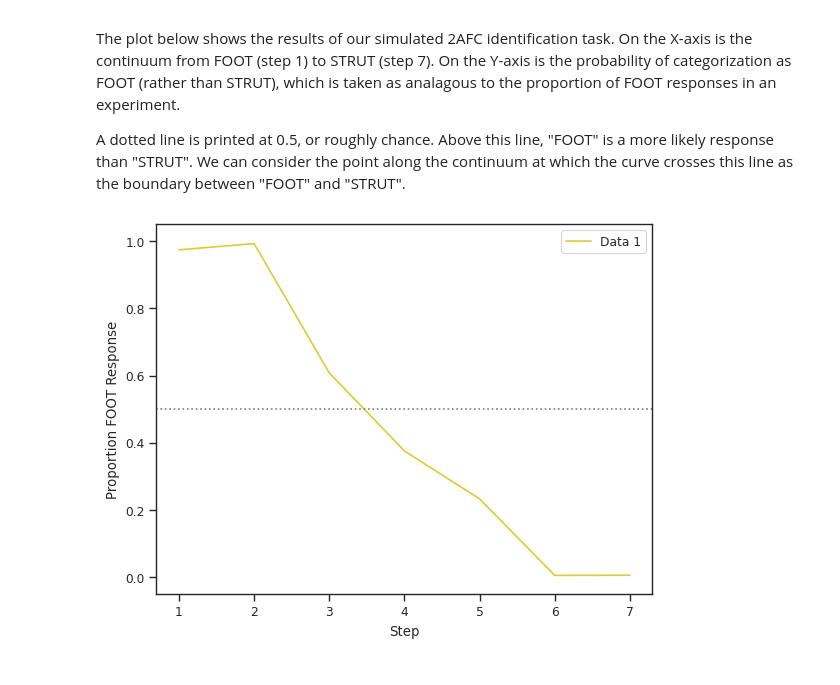
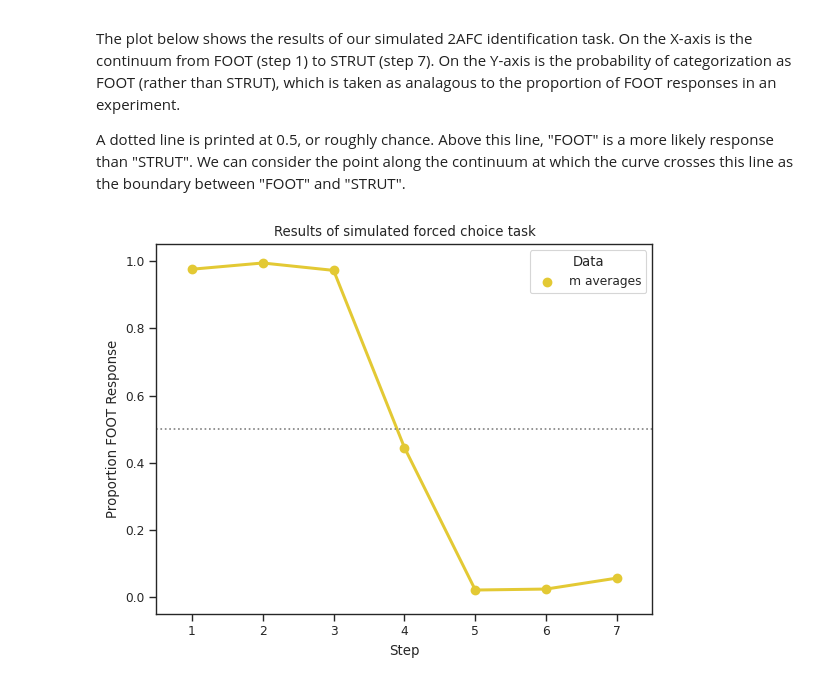
Before and after one commit to emilyremirez/ExemPy, a Jupyter notebook: ExemPy-ForcedChoice.ipynb, the cells around one changed output. Cells and saved outputs as stored; diff of their text form; code cells hidden in the pictures.

Commit message:
Switched cpplot to pointplot

```diff
--- a/ExemPy-ForcedChoice.ipynb
+++ b/ExemPy-ForcedChoice.ipynb
@@ -47,9 +55,8 @@ pb52.sample(5)
 # %%
-dimsvals ={
-    "z0": 1,
-    "z1": 2.56,
-    "z2": 1.985,
-    "z3": 1.34 }
+dimsvals = {'z0' : 1,
+            'z1' : .761,
+            'z2' : .681,
+            'z3' : .407}
 dimslist = list(dimsvals.keys())
 catslist = ['type', 'vowel']           # man, woman, or child; lexical set notation
 cval = 25
@@ -132,20 +147,15 @@ This makes the analysis of the curves below kind of irrelevant, but I'm not read
 # %%
-dimsvals = {'z0' : 1,
-            'z1' : .761,
-            'z2' : .681,
-            'z3' : .407}
-dimslist = list(dimsvals.keys())
-catslist = ['type','vowel']           # man, woman, or child; lexical set notation
-cval = 25
-
-excloud = pb52.copy()
-
-
 terms = {"vowel" : ["FOOT", "STRUT"]}
 # %%
-# forced coice on
-
-choices_cont = multicat(cont, excloud.copy(), catslist, dimsvals, cval, exclude_self = True, N = 1, fc = terms)
-choices_cont
+choices_mcont = multicat(
+    mcont,
+    excloud,
+    catslist,
+    dimsvals,
+    cval,
+    exclude_self = True,
+    N = 1,
+    fc = terms)
+choices_mcont
 # %% [output]
 |  | step | z0 | z1 | z2 | z3 | typeChoice | typeProb | vowelChoice | vowelProb |
@@ -177,7 +173,13 @@ The plot below shows the results of our simulated 2AFC identification task. On t
 
 A dotted line is printed at 0.5, or roughly chance. Above this line, "FOOT" is a more likely response than "STRUT". We can consider the point along the continuum at which the curve crosses this line as the boundary between "FOOT" and "STRUT".
 # %%
-cpplot(choices_cont, "vowel")
+p = cpplot(datalist = choices_mcont,
+           cat = "vowel",
+           xax = "step",
+           datanames = ["m averages"]
+          )
+p.set(title = "Results of simulated forced choice task")
+plt.show()
 # %% [output]
-[figure, old version]
+[figure, new version]
 # %% [markdown]
```
Also changed, not shown: parts of 24 cells of this notebook, 1 other file.
